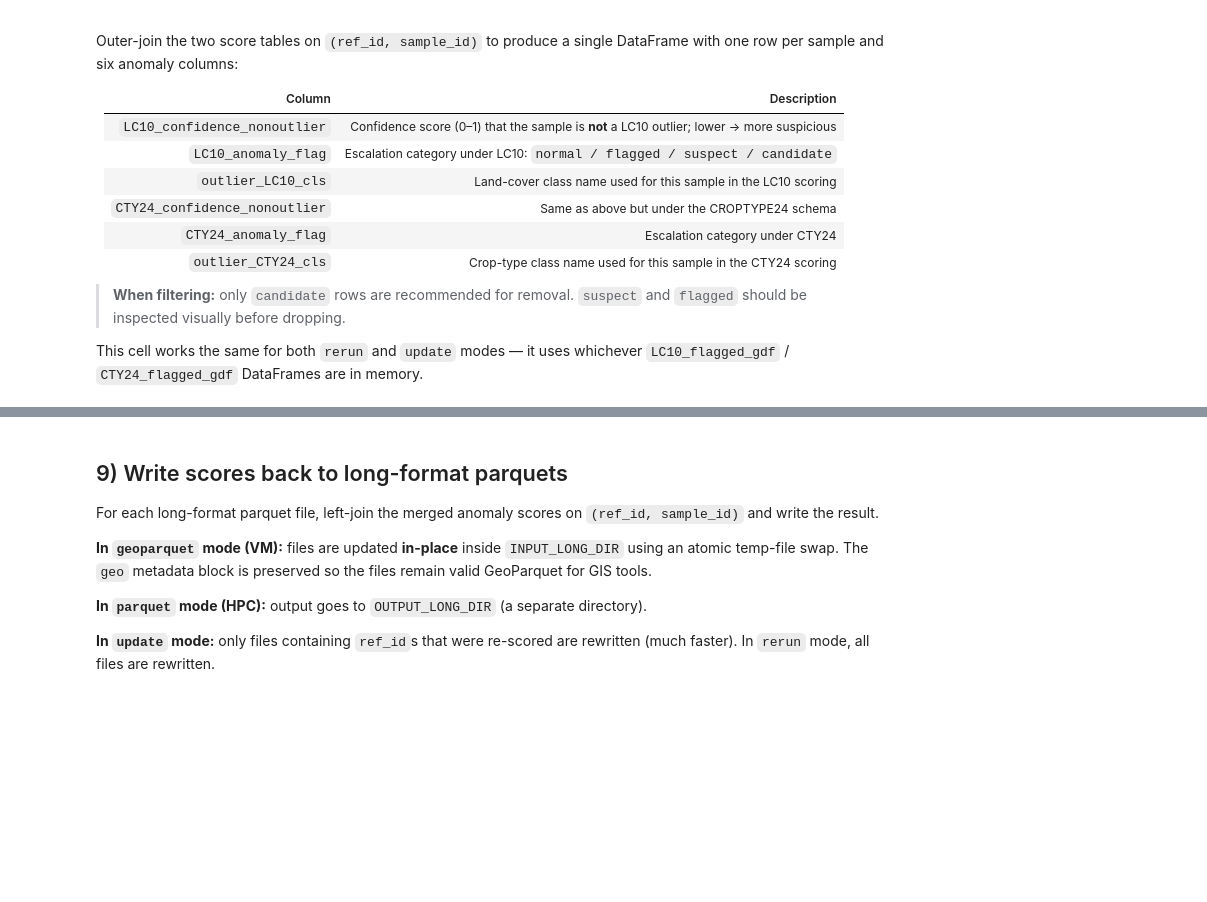
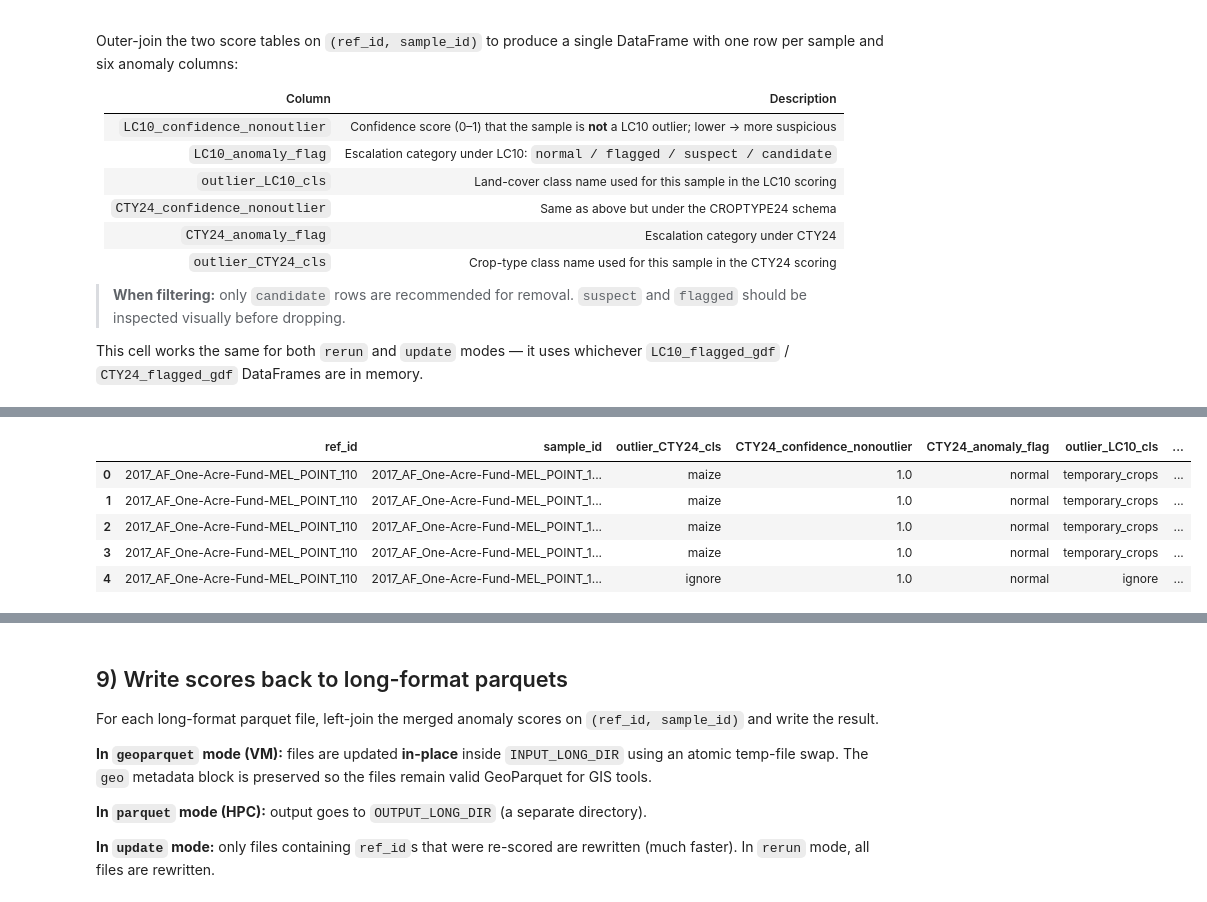
Before and after one commit to WorldCereal/EBA_detector, a Jupyter notebook: notebooks/compute_outlier_scores.ipynb, the cells around one changed output, grey strips where cells are left out. Saved outputs shown, nothing was run; the diff lists cells and outputs as text; code cells hidden in the pictures; blank space fills up the shorter version.

```diff
--- a/notebooks/compute_outlier_scores.ipynb
+++ b/notebooks/compute_outlier_scores.ipynb
@@ -1103,0 +1312,66 @@ if not merged_scores.empty:
+# %%
+
+# ── Source of lat/lon: the merged wide parquet with anomaly scores ────
+# Use the exact path specified — override OUTPUT_WIDE_WITH_SCORES_PATH if needed
+LATLON_SOURCE_PATH = Path(
+    "/home/vito/shahs/TestFolder/wc_outliers/data_for_outlier/"
+    "CACHED_WIDE_MERGED/cached_wide_merged/"
+    "worldcereal_all_extractions_wide_month_with_anomalies_new.parquet"
+)
+
+_needed_cols = ["sample_id", "lat", "lon", "region"] + ANOMALY_COLS
+
+print(f"Reading lat/lon + anomaly cols from:\n  {LATLON_SOURCE_PATH}")
+wide_ref = pd.read_parquet(str(LATLON_SOURCE_PATH), columns=_needed_cols)
+print(f"  {len(wide_ref):,} rows loaded")
+
+# ── Join lat/lon onto merged_scores ──────────────────────────────────
+latlon_df = wide_ref[["sample_id", "lat", "lon", "region"]].drop_duplicates(subset=["sample_id"])
+merged_gdf = merged_scores.merge(latlon_df, on="sample_id", how="left")
+n_missing = merged_gdf["lat"].isna().sum()
+print(f"  lat/lon joined: {merged_gdf['lat'].notna().sum():,} matched, {n_missing:,} missing")
+
+# ── Verify scores agree on non-skip / non-elevated rows ──────────────
+_verify = merged_scores[["sample_id"] + ANOMALY_COLS].merge(
+    wide_ref[["sample_id"] + ANOMALY_COLS].drop_duplicates(subset="sample_id"),
+    on="sample_id", how="inner", suffixes=("_mem", "_disk")
+)
+
+_skip_set = set(POST_PROCESSING_SKIP_CLASSES)
+
+_non_skip_mask = (
+    ~_verify["outlier_LC10_cls_mem"].astype(str).str.lower().isin(_skip_set)
+    & ~_verify["outlier_CTY24_cls_mem"].astype(str).str.lower().isin(_skip_set)
+)
+_check = _verify[_non_skip_mask]
+
+_flag_cols_check = ["LC10_anomaly_flag", "CTY24_anomaly_flag"]
+_conf_cols_check = ["LC10_confidence_nonoutlier", "CTY24_confidence_nonoutlier"]
+
+print(f"\n── Score verification (non-skip rows: {len(_check):,}) ──")
+all_ok = True
+for col in _flag_cols_check:
+    mem_col, disk_col = f"{col}_mem", f"{col}_disk"
+    if mem_col not in _check.columns or disk_col not in _check.columns:
+        print(f"  {col}: column missing in one source — skipping")
+        continue
+    mismatches = (_check[mem_col] != _check[disk_col]).sum()
+    print(f"  {col}: {mismatches:,} mismatches" if mismatches else f"  {col}: ✓ all match")
+    if mismatches:
+        all_ok = False
+        print(_check[_check[mem_col] != _check[disk_col]][[mem_col, disk_col]].value_counts().head(10))
+
+for col in _conf_cols_check:
+    mem_col, disk_col = f"{col}_mem", f"{col}_disk"
+    if mem_col not in _check.columns or disk_col not in _check.columns:
+        print(f"  {col}: column missing in one source — skipping")
+        continue
+    diff = (_check[mem_col].astype(float) - _check[disk_col].astype(float)).abs()
+    max_diff = diff.max()
+    print(f"  {col}: max abs diff = {max_diff:.6f}" + (" ✓" if max_diff < 1e-4 else " ⚠ MISMATCH"))
+    if max_diff >= 1e-4:
+        all_ok = False
+
+print(f"\n{'✓ Scores verified — safe to export GeoParquet.' if all_ok else '⚠ Score mismatches detected — review before export.'}")
+merged_gdf.head()
+# %% [output]
@@ -1103,0 +1395,6 @@ if not merged_scores.empty:
+|  | ref_id | sample_id | outlier_CTY24_cls | CTY24_confidence_nonoutlier | CTY24_anomaly_flag | outlier_LC10_cls | ... |
+| 0 | 2017_AF_One-Acre-Fund-MEL_POINT_110 | 2017_AF_One-Acre-Fund-MEL_POINT_1... | maize | 1.0 | normal | temporary_crops | ... |
+| 1 | 2017_AF_One-Acre-Fund-MEL_POINT_110 | 2017_AF_One-Acre-Fund-MEL_POINT_1... | maize | 1.0 | normal | temporary_crops | ... |
+| 2 | 2017_AF_One-Acre-Fund-MEL_POINT_110 | 2017_AF_One-Acre-Fund-MEL_POINT_1... | maize | 1.0 | normal | temporary_crops | ... |
+| 3 | 2017_AF_One-Acre-Fund-MEL_POINT_110 | 2017_AF_One-Acre-Fund-MEL_POINT_1... | maize | 1.0 | normal | temporary_crops | ... |
+| 4 | 2017_AF_One-Acre-Fund-MEL_POINT_110 | 2017_AF_One-Acre-Fund-MEL_POINT_1... | ignore | 1.0 | normal | ignore | ... |
```
Also changed, not shown: parts of 11 cells of this notebook, 3 other files.
